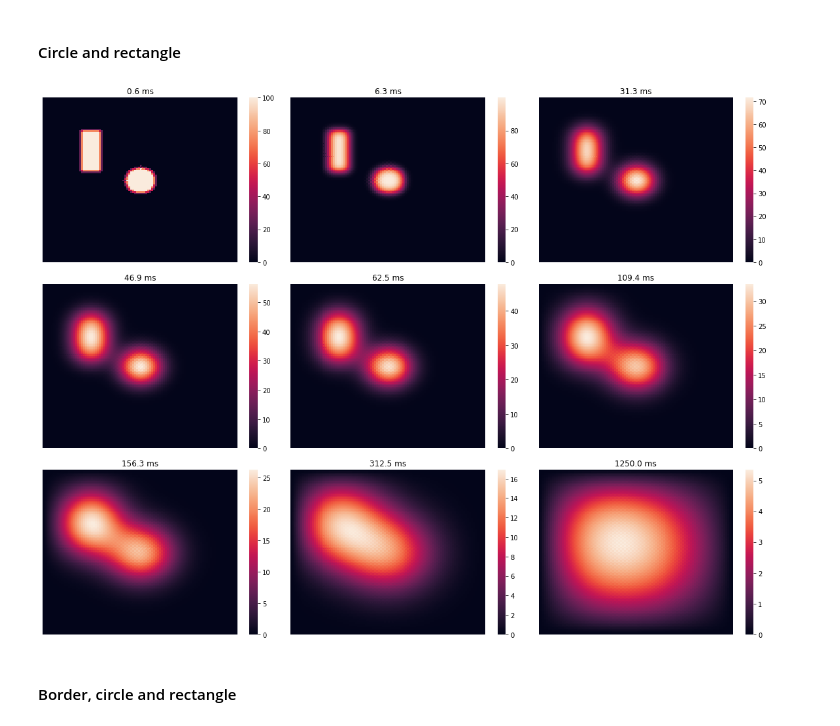
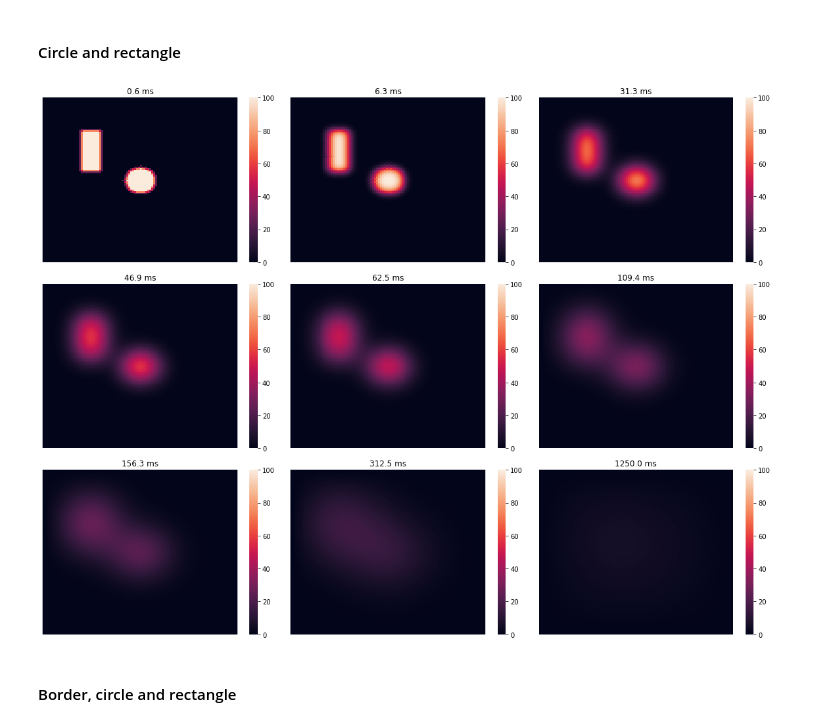
Before and after one commit to tdosreis/heat-diffusion, a Jupyter notebook: notebooks/heat-diffusion.ipynb, the cells around one changed output. Cells and saved outputs as stored; diff of their text form; code cells hidden in the pictures.

Commit message:
Fix plots

```diff
--- a/notebooks/heat-diffusion.ipynb
+++ b/notebooks/heat-diffusion.ipynb
@@ -51,20 +51,20 @@ from heat_diffusion import timesteps
 # %%
 fig, ax = plt.subplots(3, 3, figsize=(16, 12))
 
 ax = ax.ravel()
 
 for i, nstep in enumerate([1, 10, 50, 75, 100, 175, 250, 500, 2000]):
     ic = InitialCondition()
     ic.rectangle(tx=25, ty=10)
     ic.circle(r=0.8)
     u0 = ic.u0
     u, u0, dt = timesteps(u0, nsteps=nstep)
-    sns.heatmap(u0, ax=ax[i])
+    sns.heatmap(u0, ax=ax[i], vmin=0, vmax=100)
     ax[i].set_axis_off()
     ax[i].set_title('{:.1f} ms'.format(nstep * dt * 1000))
 fig.tight_layout()
 # %% [output]
-[figure, old version]
+[figure, new version]
 # %% [markdown]
 #### Border, circle and rectangle
 # %%
```
Also changed, not shown: parts of 2 cells of this notebook.
